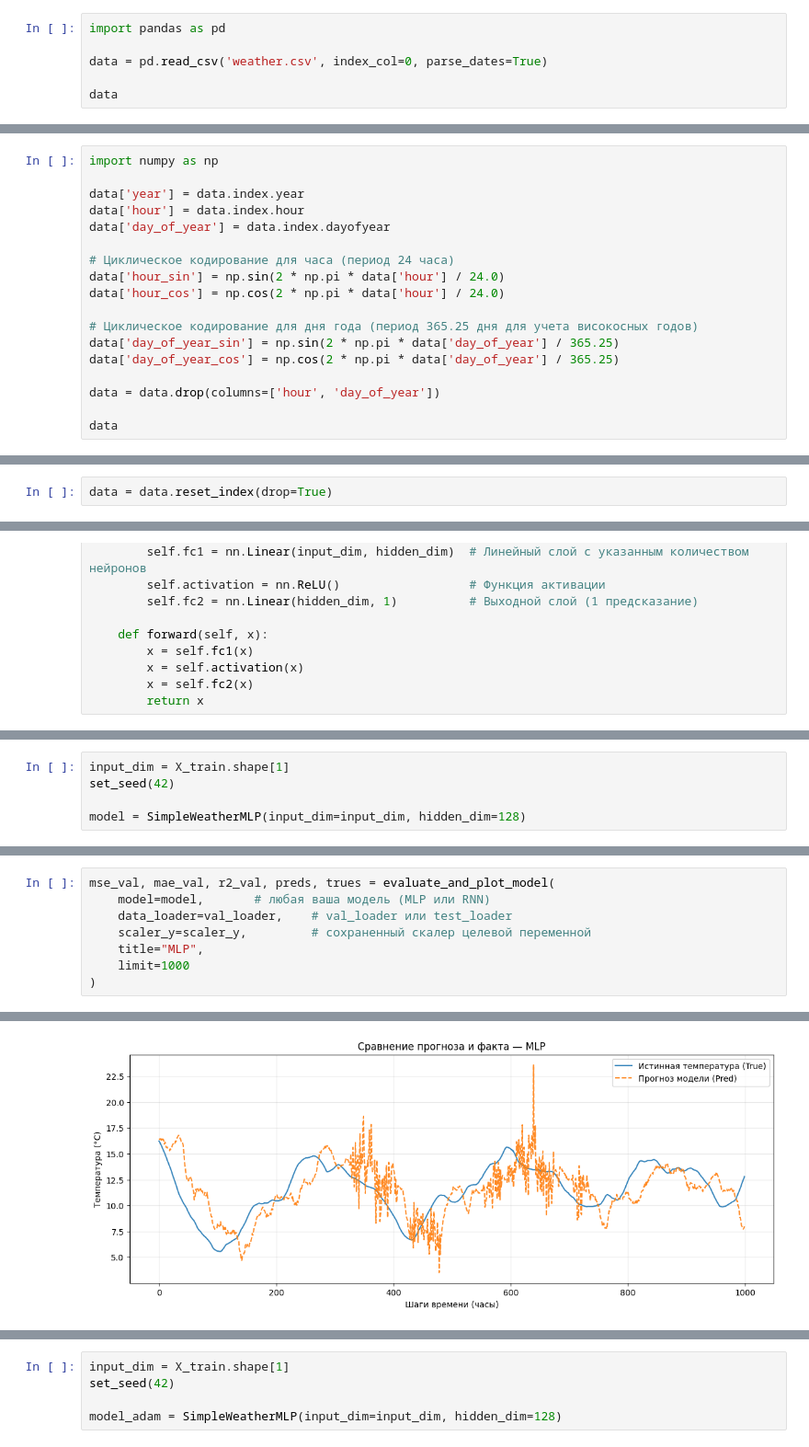
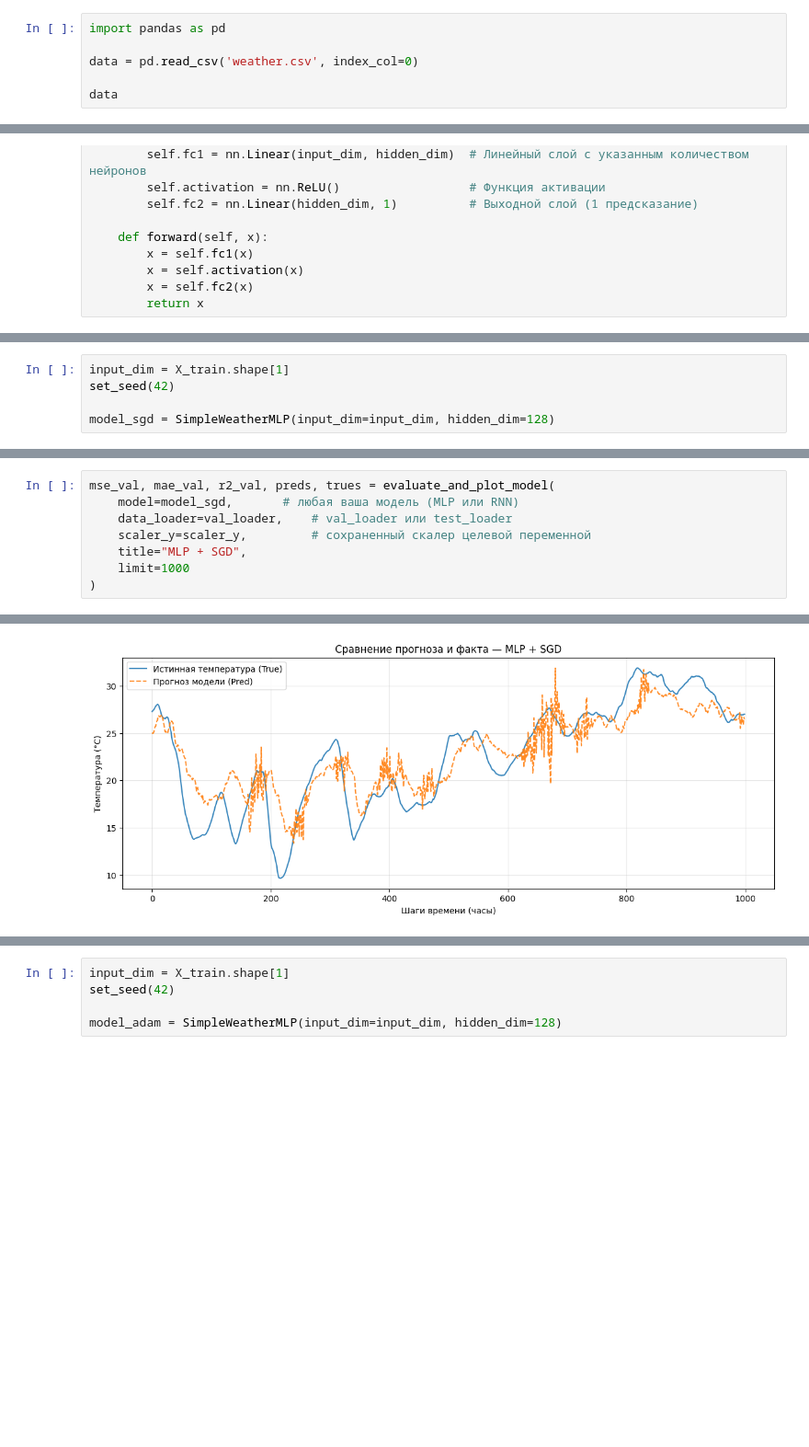
Before and after one commit to sergeydorof/neural_networks_labs, a Jupyter notebook: lab2/nn_lab2_a.ipynb, the cells around one changed output, grey strips where cells are left out. Shown at 92% size. Saved outputs shown, nothing was run; the diff lists cells and outputs as text; blank space fills up the shorter version.

```diff
--- a/lab2/nn_lab2_a.ipynb
+++ b/lab2/nn_lab2_a.ipynb
@@ -292,7 +292,7 @@ def prepare_rnn_data(df, L_days=7, target_col='target_temp_next_day', test_size=
 # %%
 import pandas as pd
 
-data = pd.read_csv('weather.csv', index_col=0, parse_dates=True)
+data = pd.read_csv('weather.csv', index_col=0)
 
 data
 # %% [output]
@@ -313,18 +311,0 @@ data
-# %%
-import numpy as np
-
-data['year'] = data.index.year
-data['hour'] = data.index.hour
-data['day_of_year'] = data.index.dayofyear
-
-# Циклическое кодирование для часа (период 24 часа)
-data['hour_sin'] = np.sin(2 * np.pi * data['hour'] / 24.0)
-data['hour_cos'] = np.cos(2 * np.pi * data['hour'] / 24.0)
-
-# Циклическое кодирование для дня года (период 365.25 дня для учета високосных годов)
-data['day_of_year_sin'] = np.sin(2 * np.pi * data['day_of_year'] / 365.25)
-data['day_of_year_cos'] = np.cos(2 * np.pi * data['day_of_year'] / 365.25)
-
-data = data.drop(columns=['hour', 'day_of_year'])
-
-data
@@ -346,4 +312,2 @@ data
-# %%
-data = data.reset_index(drop=True)
 # %%
 data = data.drop(columns=['target_temp_next_week'])
@@ -396,6 +437,6 @@ class SimpleWeatherMLP(nn.Module):
 input_dim = X_train.shape[1]
 set_seed(42)
 
-model = SimpleWeatherMLP(input_dim=input_dim, hidden_dim=128)
+model_sgd = SimpleWeatherMLP(input_dim=input_dim, hidden_dim=128)
 # %%
 train_losses_sgd, val_losses_sgd = train_and_evaluate(
@@ -407,9 +448,9 @@ train_losses_sgd, val_losses_sgd = train_and_evaluate(
 # %%
 mse_val, mae_val, r2_val, preds, trues = evaluate_and_plot_model(
-    model=model,       # любая ваша модель (MLP или RNN)
+    model=model_sgd,       # любая ваша модель (MLP или RNN)
     data_loader=val_loader,    # val_loader или test_loader
     scaler_y=scaler_y,         # сохраненный скалер целевой переменной
-    title="MLP",
+    title="MLP + SGD",
     limit=1000
 )
 # %% [output]
@@ -420,2 +461,2 @@ R²  : 0.9606
 ================================
-[figure, old version]
+[figure, new version]
```
Also changed, not shown: parts of 45 cells of this notebook.
